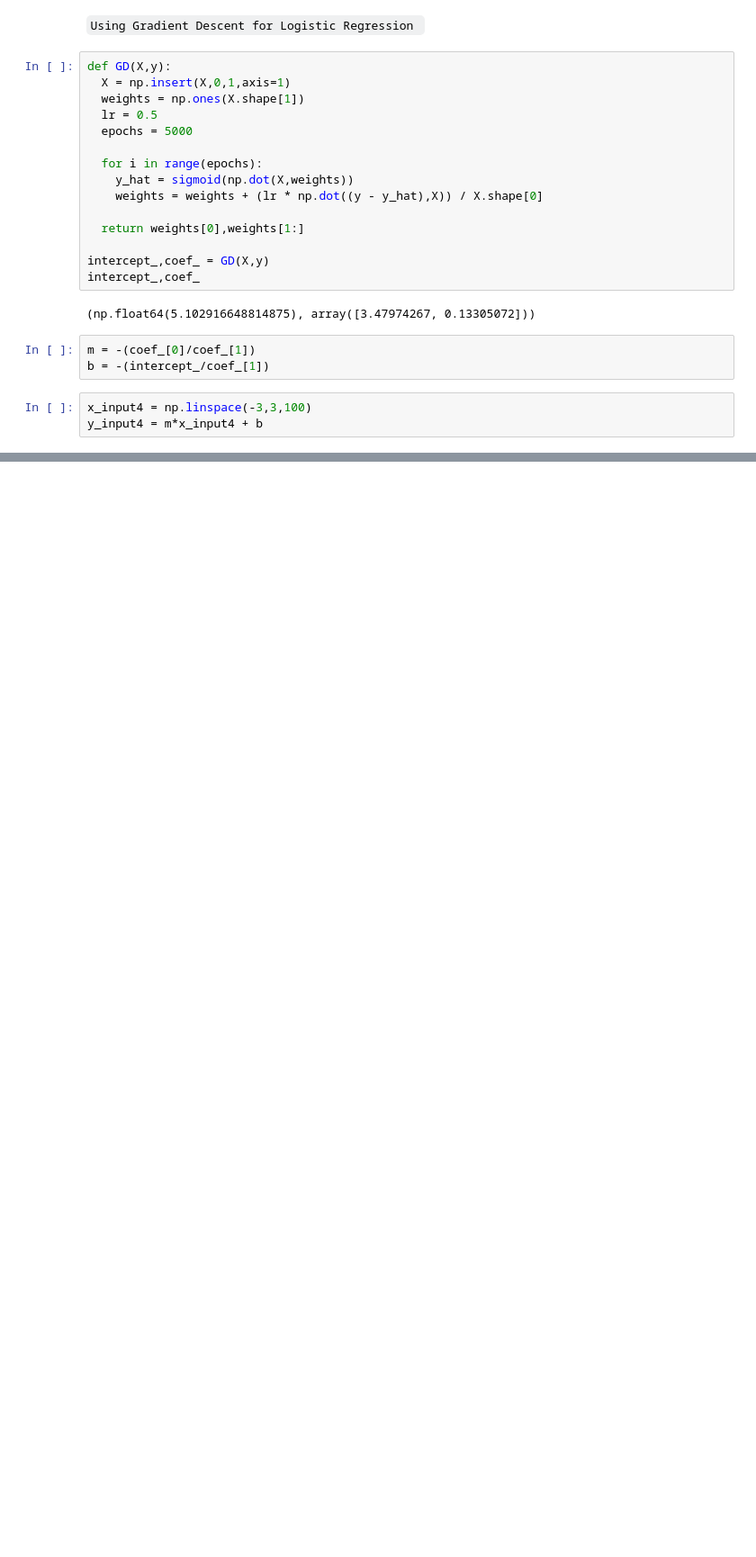
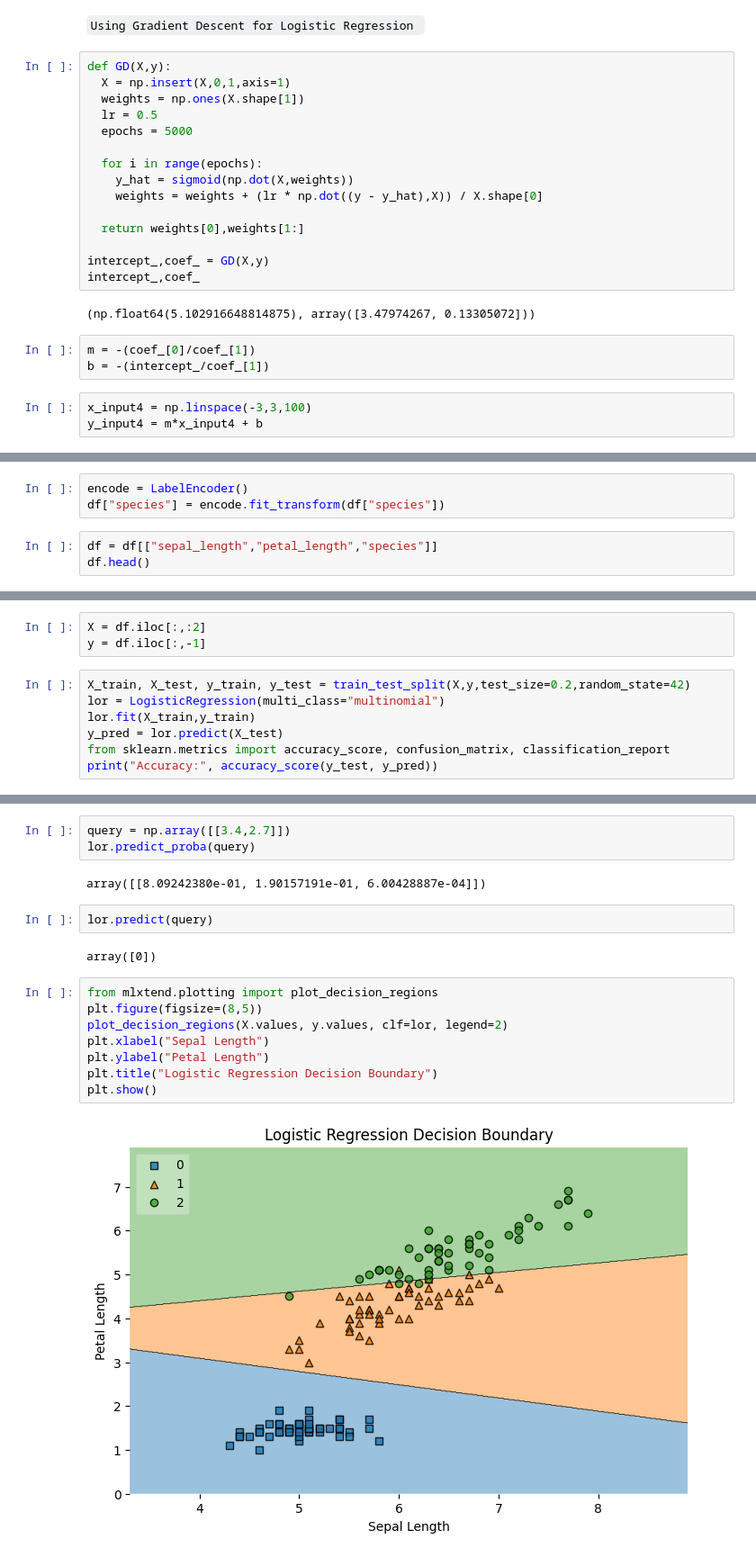
Before and after one commit to mohsinali45213/Data-Science, a Jupyter notebook: Machine Learning/Logistic Regression.ipynb, the cells around one changed output, grey strips where cells are left out. Shown at 90% size. Drawn from its saved outputs; the diff is of its cells as text; blank space fills up the shorter version.

```diff
--- a/Machine Learning/Logistic Regression.ipynb
+++ b/Machine Learning/Logistic Regression.ipynb
@@ -150,0 +171,6 @@ plt.ylim(-3,2)
+# %%
+encode = LabelEncoder()
+df["species"] = encode.fit_transform(df["species"])
+# %%
+df = df[["sepal_length","petal_length","species"]]
+df.head()
@@ -150,0 +184,10 @@ plt.ylim(-3,2)
+# %%
+X = df.iloc[:,:2]
+y = df.iloc[:,-1]
+# %%
+X_train, X_test, y_train, y_test = train_test_split(X,y,test_size=0.2,random_state=42)
+lor = LogisticRegression(multi_class="multinomial")
+lor.fit(X_train,y_train)
+y_pred = lor.predict(X_test)
+from sklearn.metrics import accuracy_score, confusion_matrix, classification_report
+print("Accuracy:", accuracy_score(y_test, y_pred))
@@ -150,0 +203,19 @@ plt.ylim(-3,2)
+# %%
+query = np.array([[3.4,2.7]])
+lor.predict_proba(query)
+# %% [output]
+array([[8.09242380e-01, 1.90157191e-01, 6.00428887e-04]])
+# %%
+lor.predict(query)
+# %% [output]
+array([0])
+# %%
+from mlxtend.plotting import plot_decision_regions
+plt.figure(figsize=(8,5))
+plot_decision_regions(X.values, y.values, clf=lor, legend=2)
+plt.xlabel("Sepal Length")
+plt.ylabel("Petal Length")
+plt.title("Logistic Regression Decision Boundary")
+plt.show()
+# %% [output]
+[figure, added]
```
Also changed, not shown: parts of 15 cells of this notebook, 4 other files.
